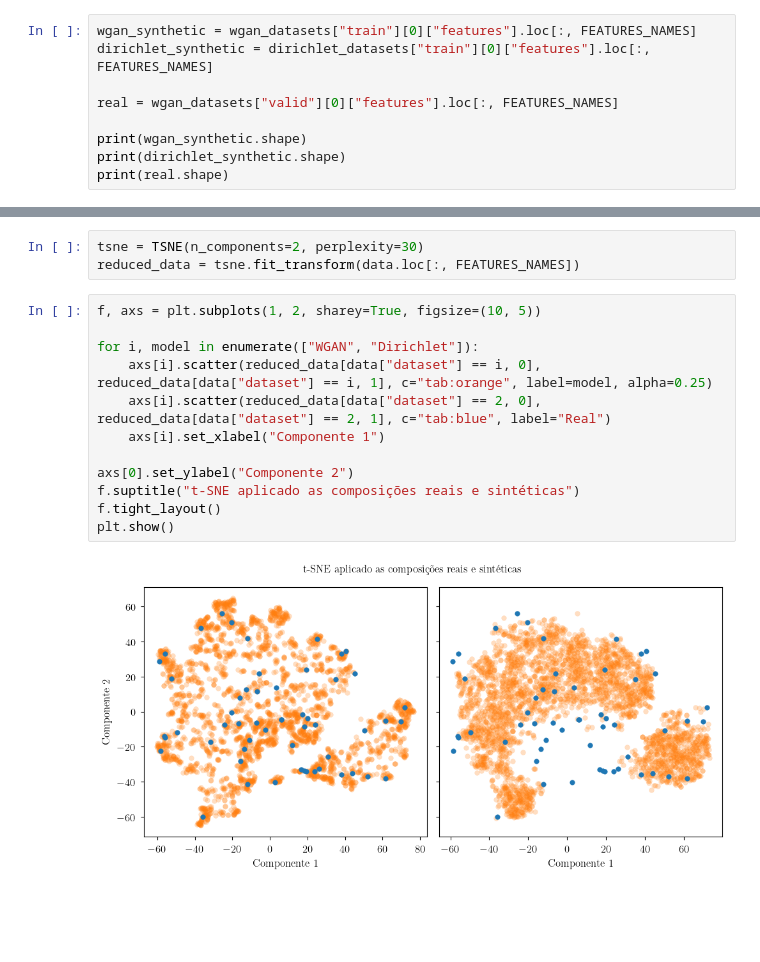
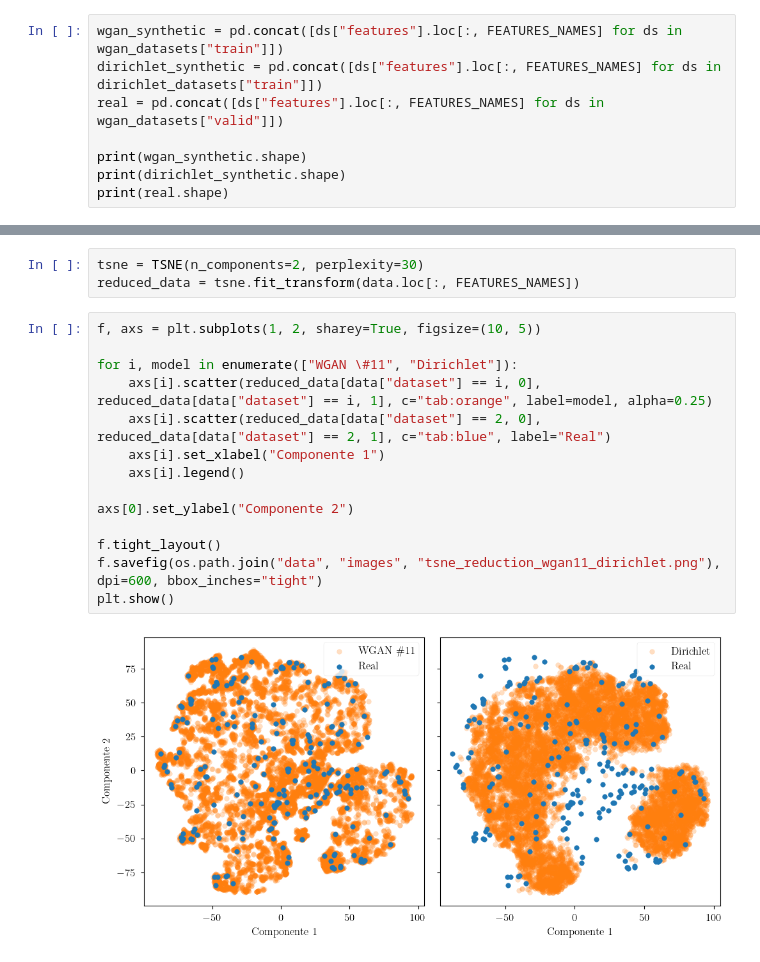
Before and after one commit to antonionicampos/nn-flash, a Jupyter notebook: notebooks/tsne_on_synthetic_data.ipynb, the cells around one changed output, grey strips where cells are left out. Cells and saved outputs as stored; diff of their text form; blank space fills up the shorter version.

Commit message:
improving and saving plots

```diff
--- a/notebooks/tsne_on_synthetic_data.ipynb
+++ b/notebooks/tsne_on_synthetic_data.ipynb
@@ -12,10 +13,9 @@ dirichlet_dl = DataLoader(problem="classification", model_name="Dirichlet Estima
 wgan_datasets, minmax = wgan_dl.load_cross_validation_datasets()
 dirichlet_datasets, minmax = dirichlet_dl.load_cross_validation_datasets()
 # %%
-wgan_synthetic = wgan_datasets["train"][0]["features"].loc[:, FEATURES_NAMES]
-dirichlet_synthetic = dirichlet_datasets["train"][0]["features"].loc[:, FEATURES_NAMES]
-
-real = wgan_datasets["valid"][0]["features"].loc[:, FEATURES_NAMES]
+wgan_synthetic = pd.concat([ds["features"].loc[:, FEATURES_NAMES] for ds in wgan_datasets["train"]])
+dirichlet_synthetic = pd.concat([ds["features"].loc[:, FEATURES_NAMES] for ds in dirichlet_datasets["train"]])
+real = pd.concat([ds["features"].loc[:, FEATURES_NAMES] for ds in wgan_datasets["valid"]])
 
 print(wgan_synthetic.shape)
 print(dirichlet_synthetic.shape)
@@ -51,14 +51,16 @@ reduced_data = tsne.fit_transform(data.loc[:, FEATURES_NAMES])
 # %%
 f, axs = plt.subplots(1, 2, sharey=True, figsize=(10, 5))
 
-for i, model in enumerate(["WGAN", "Dirichlet"]):
+for i, model in enumerate(["WGAN \#11", "Dirichlet"]):
     axs[i].scatter(reduced_data[data["dataset"] == i, 0], reduced_data[data["dataset"] == i, 1], c="tab:orange", label=model, alpha=0.25)
     axs[i].scatter(reduced_data[data["dataset"] == 2, 0], reduced_data[data["dataset"] == 2, 1], c="tab:blue", label="Real")
     axs[i].set_xlabel("Componente 1")
+    axs[i].legend()
 
 axs[0].set_ylabel("Componente 2")
-f.suptitle("t-SNE aplicado as composições reais e sintéticas")
+
 f.tight_layout()
+f.savefig(os.path.join("data", "images", "tsne_reduction_wgan11_dirichlet.png"), dpi=600, bbox_inches="tight")
 plt.show()
 # %% [output]
-[figure, old version]
+[figure, new version]
```
Also changed, not shown: parts of 3 cells of this notebook.
